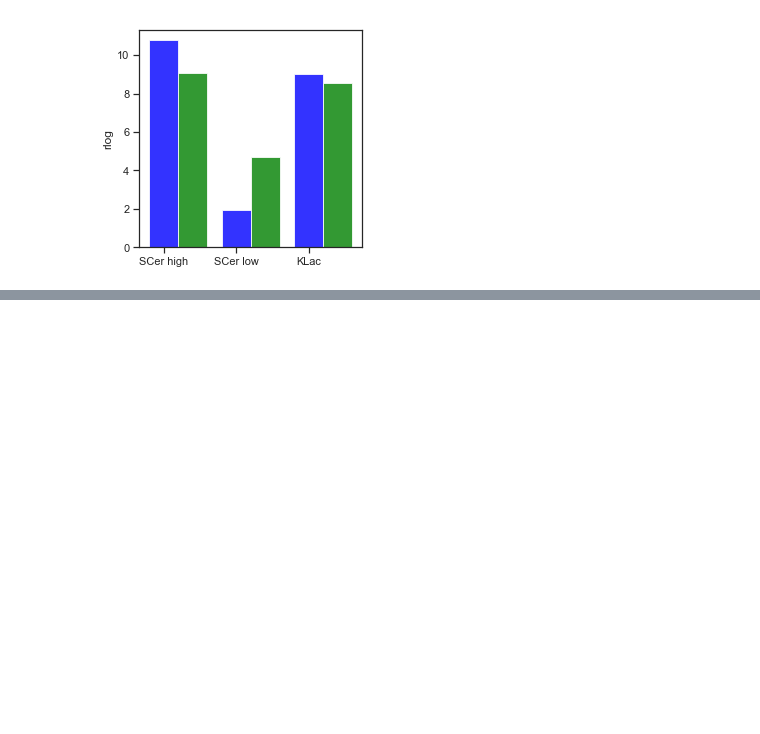
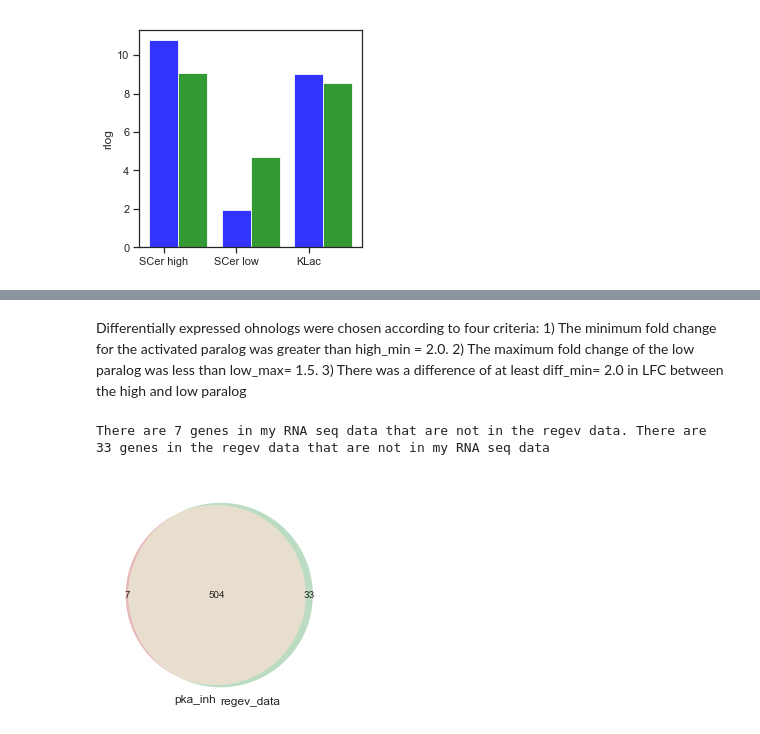
Before and after one commit to heineike02/yeast_esr_expression_analysis, a Jupyter notebook: scripts/20181210_goi_raw_exp_stress_resp_phylogeny.ipynb, the cells around one changed output, grey strips where cells are left out. Saved outputs shown, nothing was run; the diff lists cells and outputs as text; code cells hidden in the pictures; blank space fills up the shorter version.

```diff
--- a/scripts/20181210_goi_raw_exp_stress_resp_phylogeny.ipynb
+++ b/scripts/20181210_goi_raw_exp_stress_resp_phylogeny.ipynb
@@ -1767,0 +1944,15 @@ fig.savefig(os.path.normpath('C:/Users/BMH_work/Google Drive/UCSF/ElSamad_Lab/PK
+# %% [markdown]
+Differentially expressed ohnologs were chosen according to four criteria:
+    1) The minimum fold change for the activated paralog was greater than high_min = 2.0.
+    2) The maximum fold change of the low paralog was less than low_max= 1.5.
+    3) There was a difference of at least diff_min= 2.0 in LFC between the high and low paralog
+# %%
+#venn2([set(ohnologs_goi_pka.index),set(ohnologs_goi.index)])
+venn2([set(ohnologs_expression_sorted_pka.index),set(ohnologs_sorted.index)], set_labels=['pka_inh', 'regev_data'])
+pka_not_regev = set(ohnologs_expression_sorted_pka.index)-set(ohnologs_sorted.index)
+regev_not_pka = set(ohnologs_sorted.index) - set(ohnologs_expression_sorted_pka.index)
+print('There are ' + str(len(pka_not_regev)) + ' genes in my RNA seq data that are not in the regev data. There are ' +
+      str(len(regev_not_pka)) + ' genes in the regev data that are not in my RNA seq data')
+# %% [output]
+There are 7 genes in my RNA seq data that are not in the regev data. There are 33 genes in the regev data that are not in my RNA seq data
+[figure, added]
```
Also changed, not shown: parts of 25 cells of this notebook, 4 other files.
